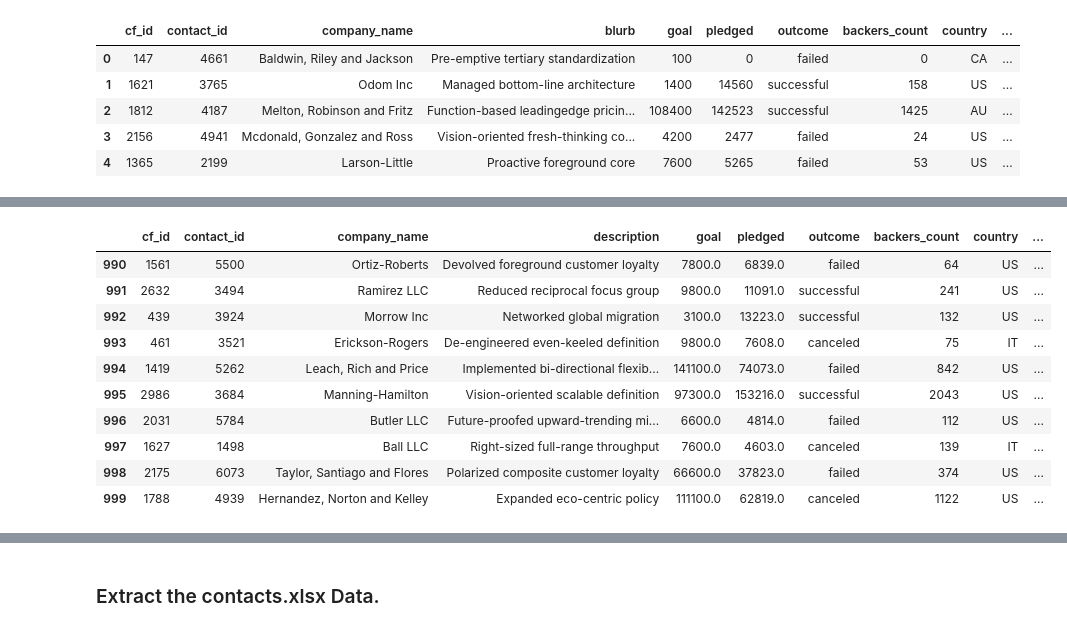
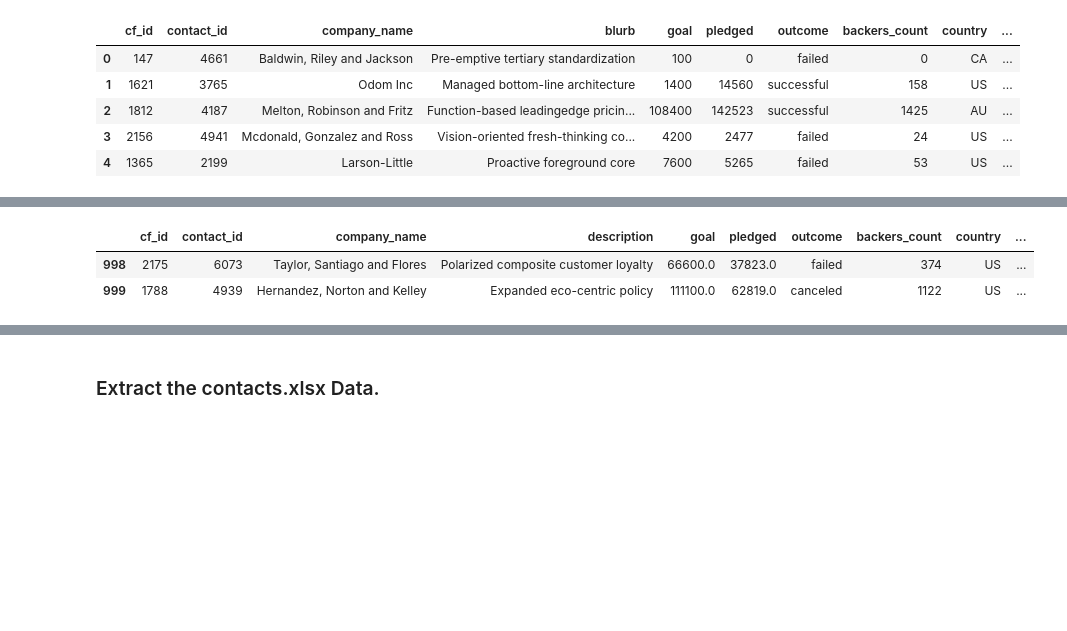
Before and after one commit to dgrimm84/crowdfunding_ETL, a Jupyter notebook: Starter_Files/ETL_Mini_Project_sCoulson_dGrimm_aGarcia_mPentakota_mVilleda.ipynb, the cells around one changed output, grey strips where cells are left out. Drawn from its saved outputs; the diff is of its cells as text; code cells hidden in the pictures; blank space fills up the shorter version.

```diff
--- a/Starter_Files/ETL_Mini_Project_sCoulson_dGrimm_aGarcia_mPentakota_mVilleda.ipynb
+++ b/Starter_Files/ETL_Mini_Project_sCoulson_dGrimm_aGarcia_mPentakota_mVilleda.ipynb
@@ -105,8 +120,10 @@ print(scat_ids)
 ['subcat1', 'subcat2', 'subcat3', 'subcat4', 'subcat5', 'subcat6', 'subcat7', 'subcat8', 'subcat9', 'subcat10', 'subcat11', 'subcat12', 'subcat13', 'subcat14', 'subcat15', 'subcat16', 'subcat17', 'sub ...
 # %%
 # Create a category DataFrame with the category_id array as the category_id and categories list as the category name.
+category_df = pd.DataFrame({'category_id': cat_ids, 'category': categories})
 
 # Create a category DataFrame with the subcategory_id array as the subcategory_id and subcategories list as the subcategory name.
+subcategory_df = pd.DataFrame({'subcategory_id': scat_ids, 'subcategory': subcategories})
 # %%
 category_df
 # %% [output]
@@ -180,6 +197,8 @@ campaign_df.head()
 | 4 | 1365 | 2199 | Larson-Little | Proactive foreground core | 7600 | 5265 | failed | 53 | US | ... |
 # %%
 # Rename the blurb, launched_at, and deadline columns.
+campaign_df = campaign_df.rename(columns={'blurb':'description','launched_at':'launch_date','deadline':'end_date'})
+campaign_df
 # %% [output]
 |  | cf_id | contact_id | company_name | description | goal | pledged | outcome | backers_count | country | ... |
 | 0 | 147 | 4661 | Baldwin, Riley and Jackson | Pre-emptive tertiary standardization | 100 | 0 | failed | 0 | CA | ... |
@@ -190,5 +216,8 @@ campaign_df.head()
 # %%
 # Convert the goal and pledged columns to a `float` data type.
+campaign_df['goal'] = campaign_df['goal'].astype(float)
+campaign_df['pledged'] = campaign_df['pledged'].astype(float)
+campaign_df
 # %% [output]
 |  | cf_id | contact_id | company_name | description | goal | pledged | outcome | backers_count | country | ... |
 | 0 | 147 | 4661 | Baldwin, Riley and Jackson | Pre-emptive tertiary standardization | 100.0 | 0.0 | failed | 0 | CA | ... |
@@ -218,8 +255,13 @@ category                    object
 subcategory                 object
 dtype: object
 # %%
-# Format the launched_date and end_date columns to datetime format
+# Format the launch_date and end_date columns to datetime format
 from datetime import datetime as dt
+campaign_df['launch_date'] = pd.to_datetime(campaign_df['launch_date'],unit = 's').dt.date
+campaign_df['end_date'] = pd.to_datetime(campaign_df['end_date'], unit = 's').dt.date
+
+
+campaign_df
 # %% [output]
 |  | cf_id | contact_id | company_name | description | goal | pledged | outcome | backers_count | country | ... |
 | 0 | 147 | 4661 | Baldwin, Riley and Jackson | Pre-emptive tertiary standardization | 100.0 | 0.0 | failed | 0 | CA | ... |
@@ -230,18 +279,10 @@ from datetime import datetime as dt
 # %%
 # Merge the campaign_df with the category_df on the "category" column and
 # the subcategory_df on the "subcategory" column.
+campaign_merged_df = campaign_df.merge(category_df, on="category").merge(subcategory_df, on="subcategory")
 
-
-campaign_merged_df.tail(10)
+campaign_merged_df.tail(2)
 # %% [output]
 |  | cf_id | contact_id | company_name | description | goal | pledged | outcome | backers_count | country | ... |
-| 990 | 1561 | 5500 | Ortiz-Roberts | Devolved foreground customer loyalty | 7800.0 | 6839.0 | failed | 64 | US | ... |
-| 991 | 2632 | 3494 | Ramirez LLC | Reduced reciprocal focus group | 9800.0 | 11091.0 | successful | 241 | US | ... |
-| 992 | 439 | 3924 | Morrow Inc | Networked global migration | 3100.0 | 13223.0 | successful | 132 | US | ... |
-| 993 | 461 | 3521 | Erickson-Rogers | De-engineered even-keeled definition | 9800.0 | 7608.0 | canceled | 75 | IT | ... |
-| 994 | 1419 | 5262 | Leach, Rich and Price | Implemented bi-directional flexib... | 141100.0 | 74073.0 | failed | 842 | US | ... |
-| 995 | 2986 | 3684 | Manning-Hamilton | Vision-oriented scalable definition | 97300.0 | 153216.0 | successful | 2043 | US | ... |
-| 996 | 2031 | 5784 | Butler LLC | Future-proofed upward-trending mi... | 6600.0 | 4814.0 | failed | 112 | US | ... |
-| 997 | 1627 | 1498 | Ball LLC | Right-sized full-range throughput | 7600.0 | 4603.0 | canceled | 139 | IT | ... |
 | 998 | 2175 | 6073 | Taylor, Santiago and Flores | Polarized composite customer loyalty | 66600.0 | 37823.0 | failed | 374 | US | ... |
 | 999 | 1788 | 4939 | Hernandez, Norton and Kelley | Expanded eco-centric policy | 111100.0 | 62819.0 | canceled | 1122 | US | ... |
```
Also changed, not shown: parts of 26 cells of this notebook.
